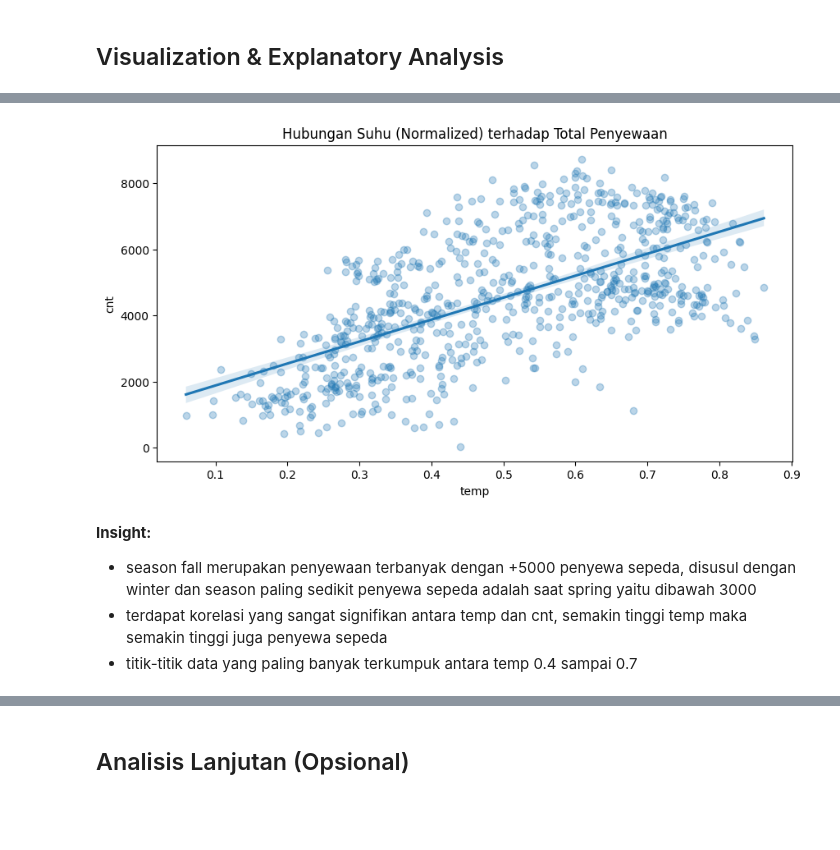
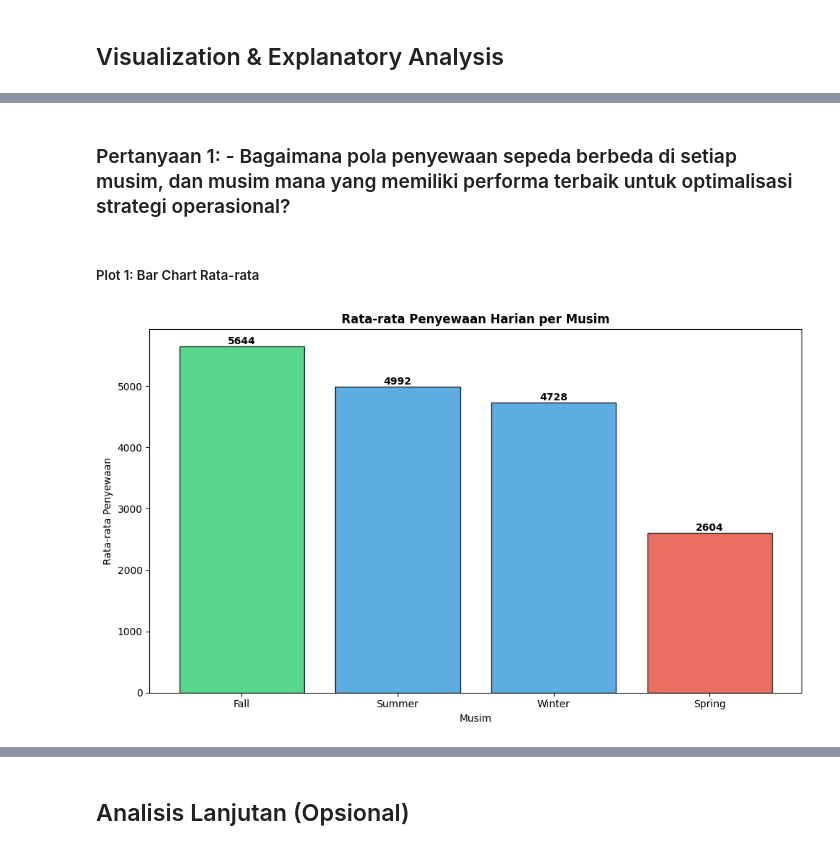
Before and after one commit to EgiJulian12/Submission, a Jupyter notebook: Proyek_Analisis_Data_Egi_Julian.ipynb, the cells around one changed output, grey strips where cells are left out. Drawn from its saved outputs; the diff is of its cells as text; code cells hidden in the pictures; blank space fills up the shorter version.

```diff
--- a/Proyek_Analisis_Data_Egi_Julian.ipynb
+++ b/Proyek_Analisis_Data_Egi_Julian.ipynb
@@ -262,14 +248,59 @@ Passing `palette` without assigning `hue` is deprecated and will be removed in v
-# %%
-plt.figure(figsize=(10, 5))
-sns.regplot(x='temp', y='cnt', data=day_df, scatter_kws={'alpha':0.3})
-plt.title('Hubungan Suhu (Normalized) terhadap Total Penyewaan')
-plt.xlabel('temp')
-plt.ylabel('cnt')
-plt.show()
-# %% [output]
-[figure, removed]
-# %% [markdown]
-**Insight:**
-- season fall merupakan penyewaan terbanyak dengan +5000 penyewa sepeda, disusul dengan winter dan season paling sedikit penyewa sepeda adalah saat spring yaitu dibawah 3000
-- terdapat korelasi yang sangat signifikan antara temp dan cnt, semakin tinggi temp maka semakin tinggi juga penyewa sepeda
-- titik-titik data yang paling banyak terkumpuk antara temp 0.4 sampai 0.7
+# %% [markdown]
+### Pertanyaan 1: - Bagaimana pola penyewaan sepeda berbeda di setiap musim, dan musim mana yang memiliki performa terbaik untuk optimalisasi strategi operasional?
+# %% [markdown]
+##### Plot 1: Bar Chart Rata-rata
+# %%
+# Membuat mapping musim dan menambahkan kolom season_name
+season_mapping = {
+    1: 'Spring',
+    2: 'Summer',
+    3: 'Fall',
+    4: 'Winter'
+}
+
+# Menambahkan kolom season_name ke dataframe
+day_df['season_name'] = day_df['season'].map(season_mapping)
+
+# Menghitung statistik per musim
+season_stats = day_df.groupby('season_name')['cnt'].agg(['mean', 'median', 'std']).rename(columns={'mean': 'rata_rata', 'median': 'median', 'std': 'std_dev'})
+
+# Menentukan musim terbaik dan terburuk
+best_season = season_stats['rata_rata'].idxmax()
+worst_season = season_stats['rata_rata'].idxmin()
+# %%
+
+# Menghitung rata-rata penyewaan per musim
+season_avg = season_stats['rata_rata'].sort_values(ascending=False)
+
+# Menentukan warna: hijau untuk terbaik, merah untuk terburuk, biru untuk lainnya
+colors = []
+for musim in season_avg.index:
+    if musim == best_season:
+        colors.append('#2ecc71')  # Hijau
+    elif musim == worst_season:
+        colors.append('#e74c3c')  # Merah
+    else:
+        colors.append('#3498db')  # Biru
+
+# Membuat visualisasi
+plt.figure(figsize=(10, 6))
+
+bars = plt.bar(season_avg.index, season_avg.values,
+               color=colors, edgecolor='black', alpha=0.8)
+
+# Menambahkan label di atas setiap bar
+for bar in bars:
+    height = bar.get_height()
+    plt.text(bar.get_x() + bar.get_width()/2., height,
+             f'{height:.0f}',
+             ha='center', va='bottom',
+             fontsize=10, fontweight='bold')
+
+plt.title('Rata-rata Penyewaan Harian per Musim',
+          fontsize=12, fontweight='bold')
+plt.ylabel('Rata-rata Penyewaan', fontsize=10)
+plt.xlabel('Musim', fontsize=10)
+plt.tight_layout()
+plt.show()
+# %% [output]
+[figure, added]
```
Also changed, not shown: parts of 30 cells of this notebook.
